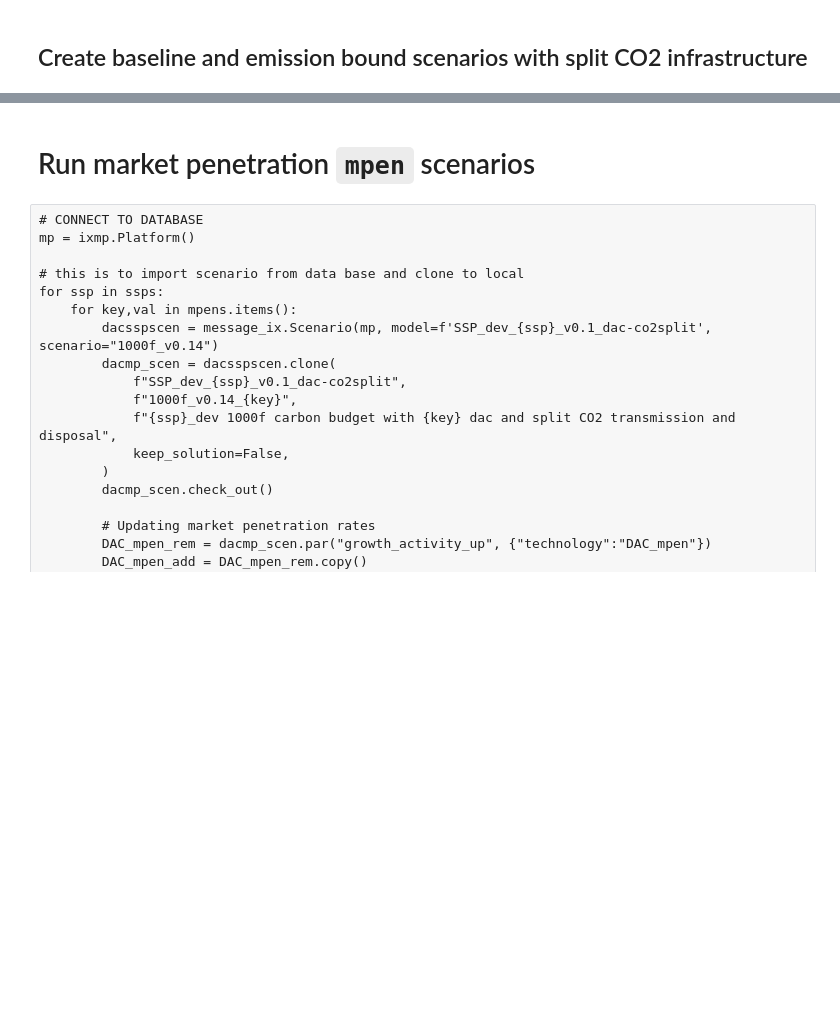
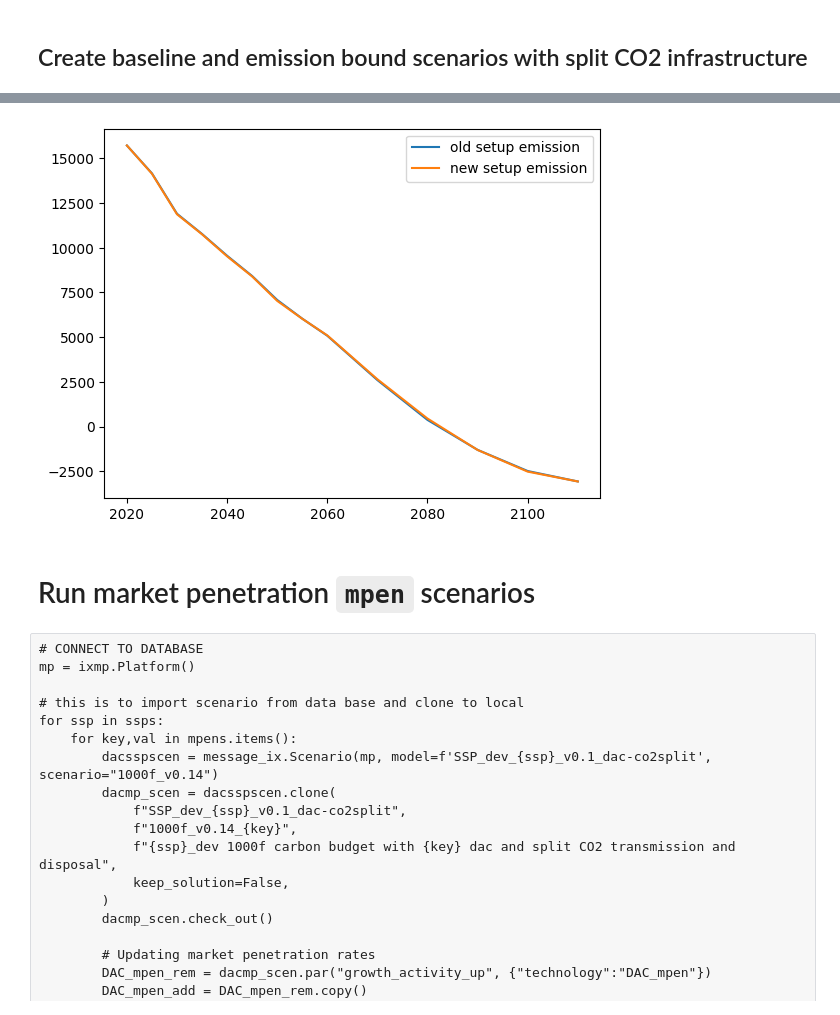
Before and after one commit to ywpratama/message_ix, a Jupyter notebook: tutorial/dac_scenarios/SSPs/[SSP_dev] Single Runner Script - All SSPs - MESSAGE_Materials_DAC.ipynb, the cells around one changed output, grey strips where cells are left out. Saved outputs shown, nothing was run; the diff lists cells and outputs as text; code cells hidden in the pictures; blank space fills up the shorter version.

```diff
--- a/tutorial/dac_scenarios/SSPs/[SSP_dev] Single Runner Script - All SSPs - MESSAGE_Materials_DAC.ipynb
+++ b/tutorial/dac_scenarios/SSPs/[SSP_dev] Single Runner Script - All SSPs - MESSAGE_Materials_DAC.ipynb
@@ -520,0 +576,19 @@ DAC 1000f|Split CO2 infrastructure
+# %%
+for ssp in ssps:
+    print(ssp)
+    old_scen = message_ix.Scenario(mp, model=f'SSP_dev_{ssp}_v0.1_materials-dac',
+                                scenario="1000f")
+    new_scen = message_ix.Scenario(mp, model=f'SSP_dev_{ssp}_v0.1_materials-dac-co2split',
+                                scenario="1000f_no-dac")
+
+    year = list(new_scen.var("EMISS",{"node":"World","emission":"TCE","type_tec":"all"})["year"])
+    newsetup = list(new_scen.var("EMISS",{"node":"World","emission":"TCE","type_tec":"all"})["lvl"])
+    oldsetup = list(old_scen.var("EMISS",{"node":"World","emission":"TCE","type_tec":"all"})["lvl"])
+
+    plt.plot(year,oldsetup,label = "old setup emission")
+    plt.plot(year,newsetup,label = "new setup emission")
+
+    plt.legend()
+    plt.show()
+# %% [output]
+[figure, added]
```
Also changed, not shown: parts of 5 cells of this notebook, 38 other files.
